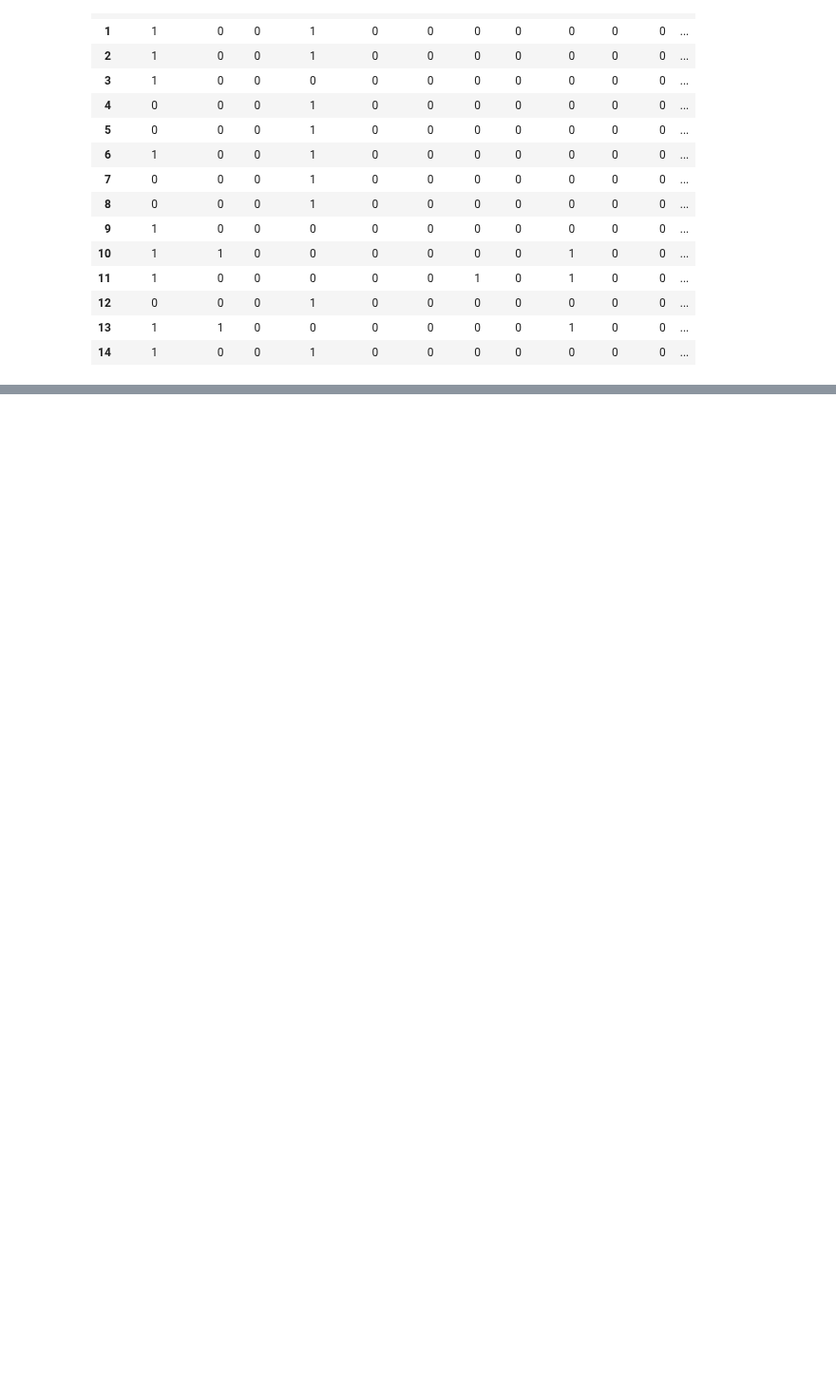
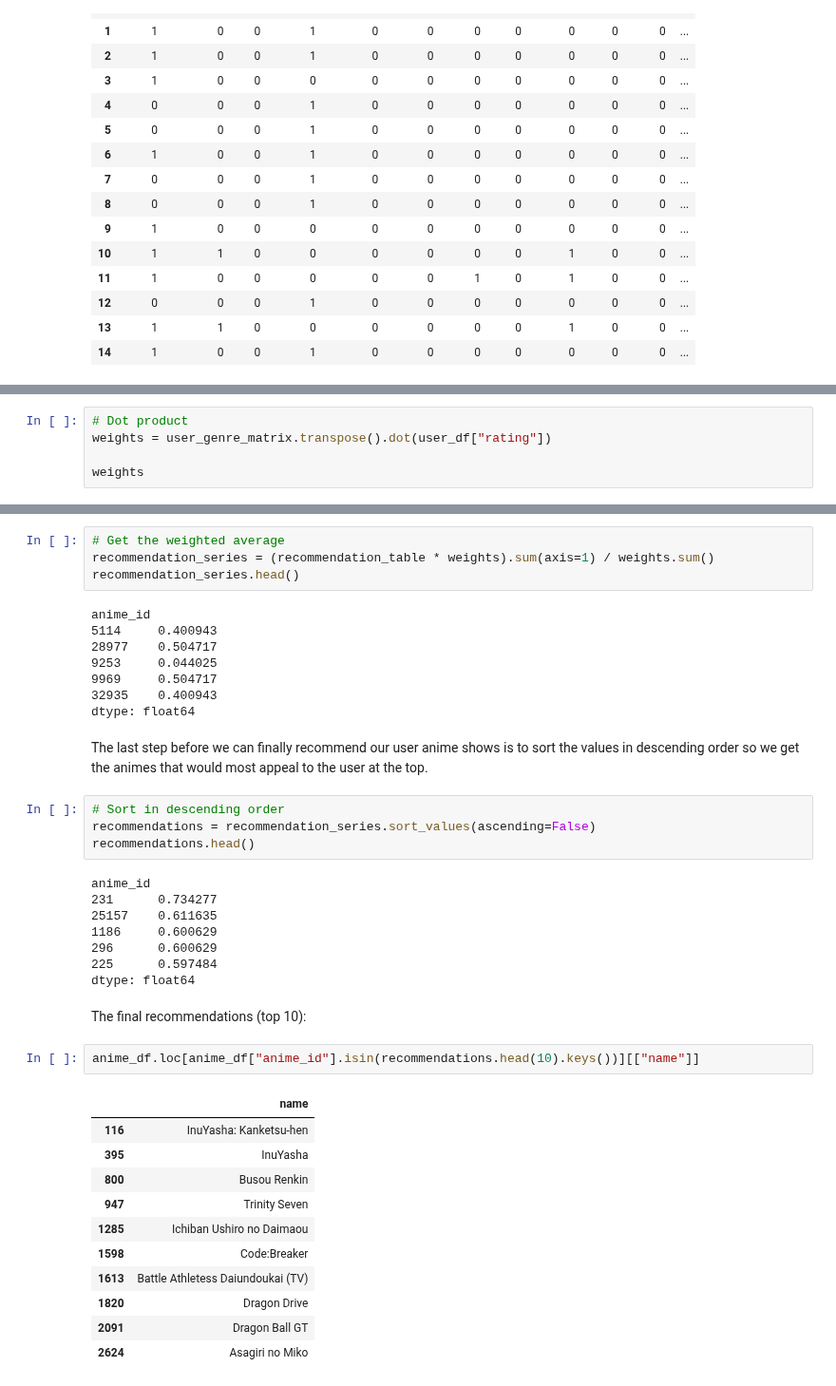
Before and after one commit to Zenoix/Anime-Recommendations, a Jupyter notebook: Content Based Filtering.ipynb, the cells around one changed output, grey strips where cells are left out. Shown at 95% size. Cells and saved outputs as stored; diff of their text form; blank space fills up the shorter version.

```diff
--- a/Content Based Filtering.ipynb
+++ b/Content Based Filtering.ipynb
@@ -248,0 +271,5 @@ user_genre_matrix
+# %%
+# Dot product
+weights = user_genre_matrix.transpose().dot(user_df["rating"])
+
+weights
@@ -248,0 +312,42 @@ user_genre_matrix
+# %%
+# Get the weighted average
+recommendation_series = (recommendation_table * weights).sum(axis=1) / weights.sum()
+recommendation_series.head()
+# %% [output]
+anime_id
+5114     0.400943
+28977    0.504717
+9253     0.044025
+9969     0.504717
+32935    0.400943
+dtype: float64
+# %% [markdown]
+The last step before we can finally recommend our user anime shows is to sort the values in descending order so we get the animes that would most appeal to the user at the top.
+# %%
+# Sort in descending order
+recommendations = recommendation_series.sort_values(ascending=False)
+recommendations.head()
+# %% [output]
+anime_id
+231      0.734277
+25157    0.611635
+1186     0.600629
+296      0.600629
+225      0.597484
+dtype: float64
+# %% [markdown]
+The final recommendations (top 10):
+# %%
+anime_df.loc[anime_df["anime_id"].isin(recommendations.head(10).keys())][["name"]]
+# %% [output]
+|  | name |
+| 116 | InuYasha: Kanketsu-hen |
+| 395 | InuYasha |
+| 800 | Busou Renkin |
+| 947 | Trinity Seven |
+| 1285 | Ichiban Ushiro no Daimaou |
+| 1598 | Code:Breaker |
+| 1613 | Battle Athletess Daiundoukai (TV) |
+| 1820 | Dragon Drive |
+| 2091 | Dragon Ball GT |
+| 2624 | Asagiri no Miko |
```
Also changed, not shown: parts of 6 cells of this notebook.
